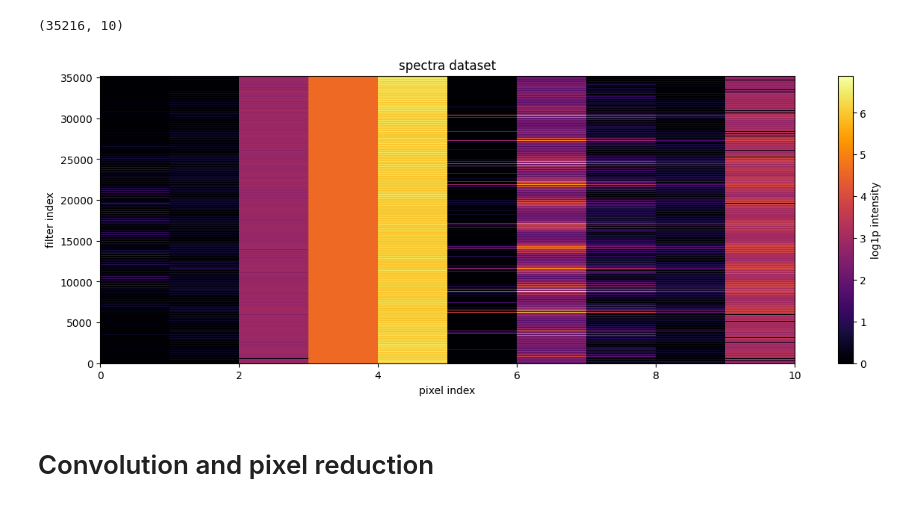
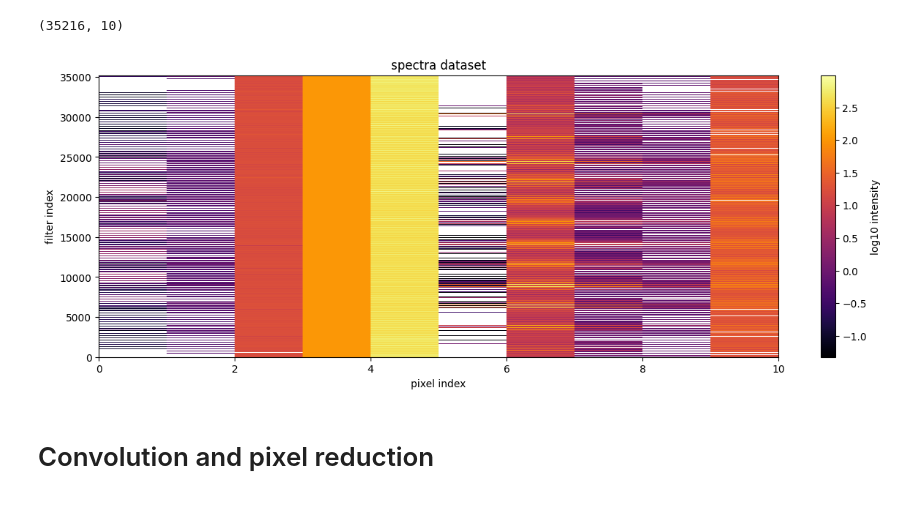
Before and after one commit to dim-papach/sequencer_project, a Jupyter notebook: sequencer_spectra.ipynb, the cells around one changed output. Drawn from its saved outputs; the diff is of its cells as text; code cells hidden in the pictures.

```diff
--- a/sequencer_spectra.ipynb
+++ b/sequencer_spectra.ipynb
@@ -207,15 +207,15 @@ positive_data.shape
 # %%
 plt.figure(2, figsize=(15, 5))
 plt.title("spectra dataset")
-plt.pcolormesh(np.log1p(positive_data), cmap="inferno")
-plt.colorbar(label="log1p intensity")
+plt.pcolormesh(np.log10(positive_data), cmap="inferno")
+plt.colorbar(label="log10 intensity")
 plt.xlabel("pixel index")
 plt.ylabel("filter index")
 
 # plt.yticks(ticks=np.arange(0, log_data.shape[0], step=1))
 plt.show()
 # %% [output]
-[figure, old version]
+[figure, new version]
 # %% [markdown]
 # Convolution and pixel reduction
 # %%
```
Also changed, not shown: parts of 4 cells of this notebook, 1 other file.
